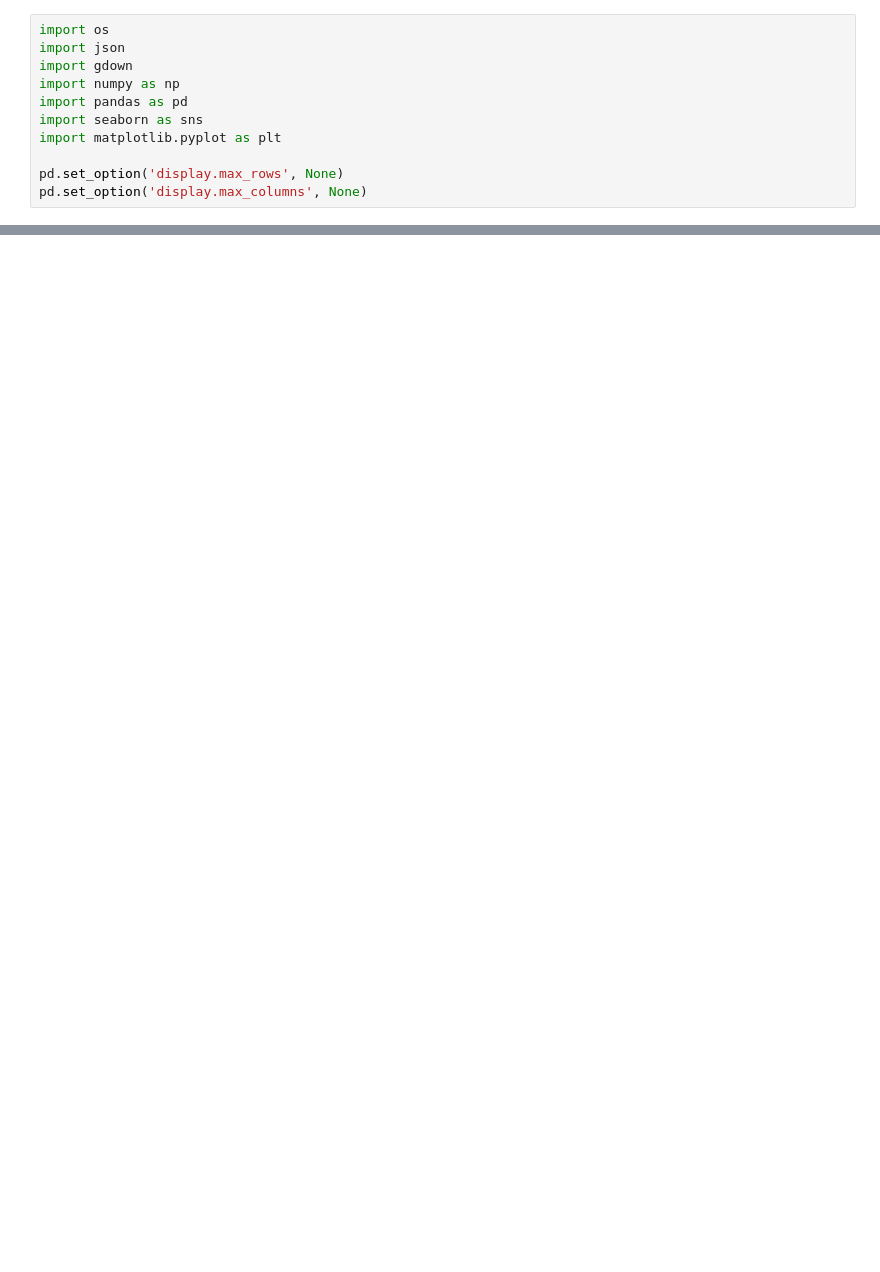
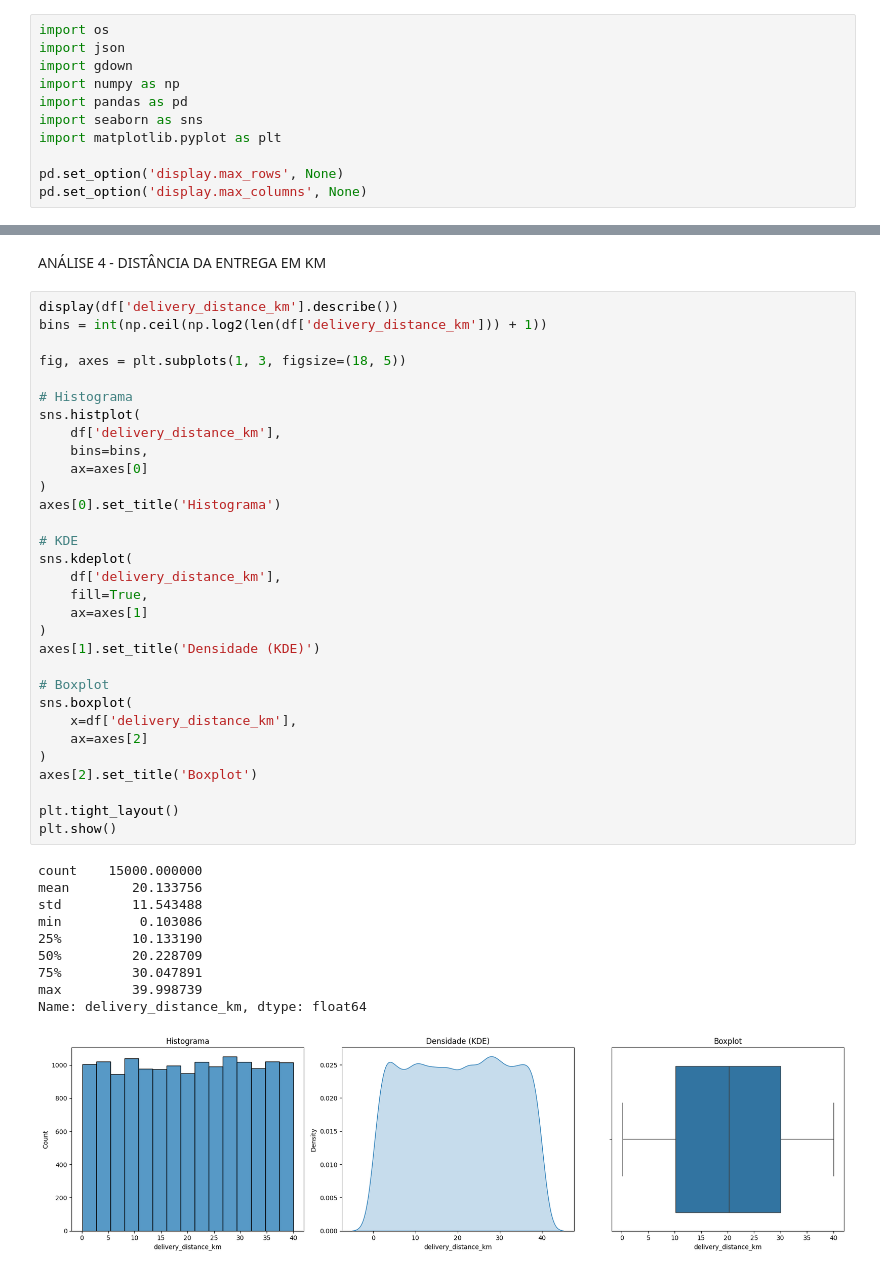
Before and after one commit to LeandroRodriguesCarneiro/pos_graduacao_analise_preparacao_dados, a Jupyter notebook: main.ipynb, the cells around one changed output, grey strips where cells are left out. Cells and saved outputs as stored; diff of their text form; blank space fills up the shorter version.

```diff
--- a/main.ipynb
+++ b/main.ipynb
@@ -177,0 +294,44 @@ Name: count, dtype: int64
+# %% [markdown]
+ANÁLISE 4 - DISTÂNCIA DA ENTREGA EM KM
+# %%
+display(df['delivery_distance_km'].describe())
+bins = int(np.ceil(np.log2(len(df['delivery_distance_km'])) + 1))
+
+fig, axes = plt.subplots(1, 3, figsize=(18, 5))
+
+# Histograma
+sns.histplot(
+    df['delivery_distance_km'],
+    bins=bins,
+    ax=axes[0]
+)
+axes[0].set_title('Histograma')
+
+# KDE
+sns.kdeplot(
+    df['delivery_distance_km'],
+    fill=True,
+    ax=axes[1]
+)
+axes[1].set_title('Densidade (KDE)')
+
+# Boxplot
+sns.boxplot(
+    x=df['delivery_distance_km'],
+    ax=axes[2]
+)
+axes[2].set_title('Boxplot')
+
+plt.tight_layout()
+plt.show()
+# %% [output]
+count    15000.000000
+mean        20.133756
+std         11.543488
+min          0.103086
+25%         10.133190
+50%         20.228709
+75%         30.047891
+max         39.998739
+Name: delivery_distance_km, dtype: float64
+[figure, added]
```
Also changed, not shown: parts of 67 cells of this notebook.
